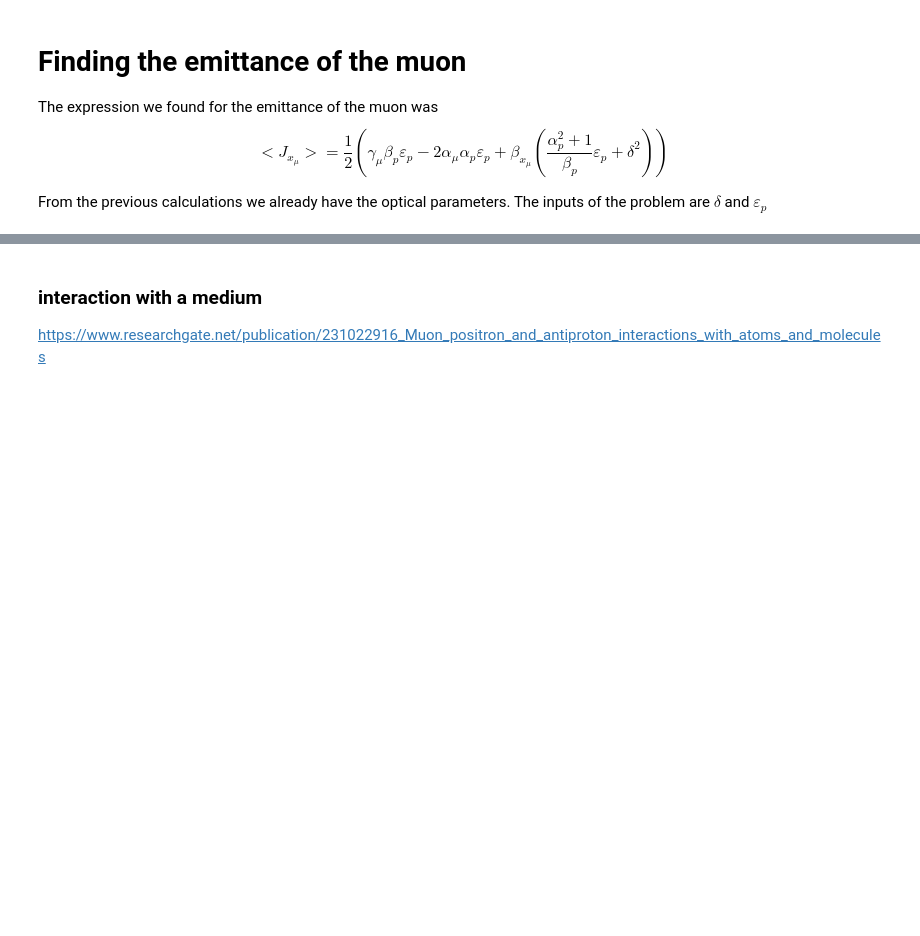
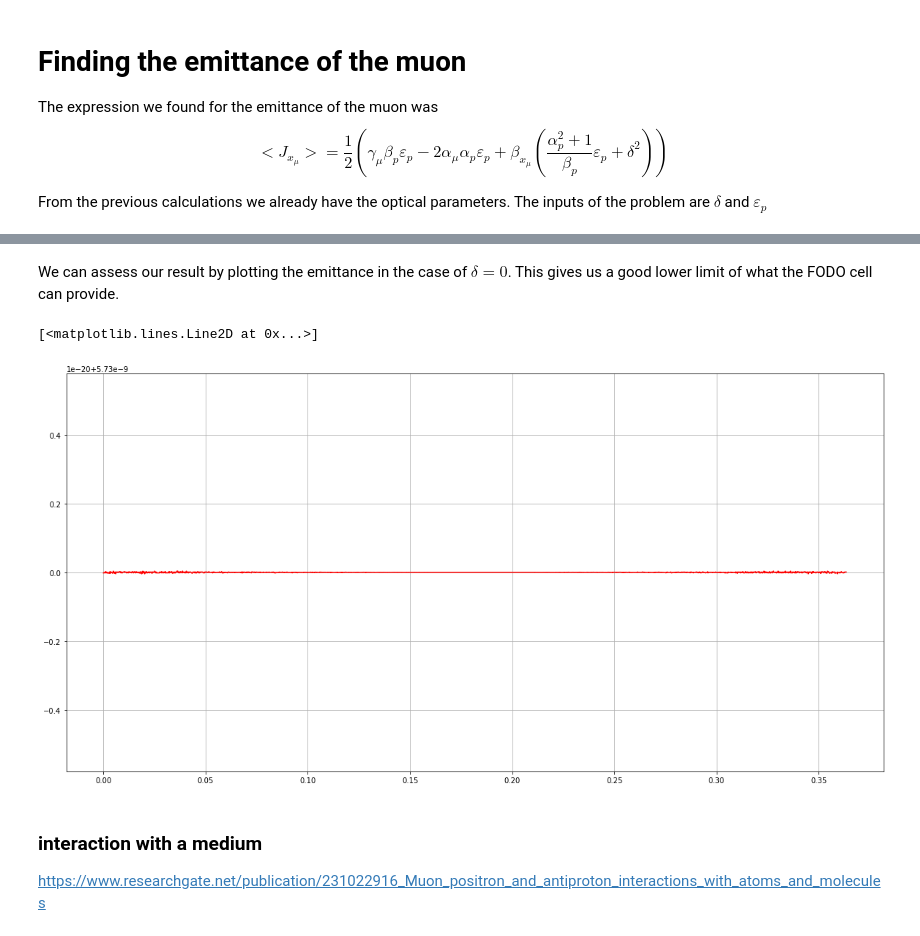
Before and after one commit to BastienGolomer/Feasibility-studies-for-a-Muon-source, a Jupyter notebook: First_attempt.ipynb, the cells around one changed output, grey strips where cells are left out. Saved outputs shown, nothing was run; the diff lists cells and outputs as text; code cells hidden in the pictures; blank space fills up the shorter version.

```diff
--- a/First_attempt.ipynb
+++ b/First_attempt.ipynb
@@ -329,3 +339,14 @@ plt.plot(np.linspace(0,2*L ,200),J_mu,'r',label = 'beta')
+# %% [markdown]
+We can assess our result by plotting the emittance in the case of $\delta = 0$. This gives us a good lower limit of what the FODO cell can provide.
+# %%
+epsilon_mu_lower = 1/2*(gamma_mu*beta_e*epsilon_e - 2*alpha_mu*alpha_e*epsilon_e + beta_mu*((alpha_e**2+1)/beta_e*epsilon_e))
+
+Fig = plt.figure()
+plt.grid(True)
+plt.plot(np.linspace(0,2*L ,2000),epsilon_mu_lower ,'r',label = 'epsilon_mu')
+# %% [output]
+[<matplotlib.lines.Line2D at 0x...>]
+[figure, added]
 # %% [markdown]
 ### interaction with a medium
 
```
Also changed, not shown: parts of 12 cells of this notebook.
